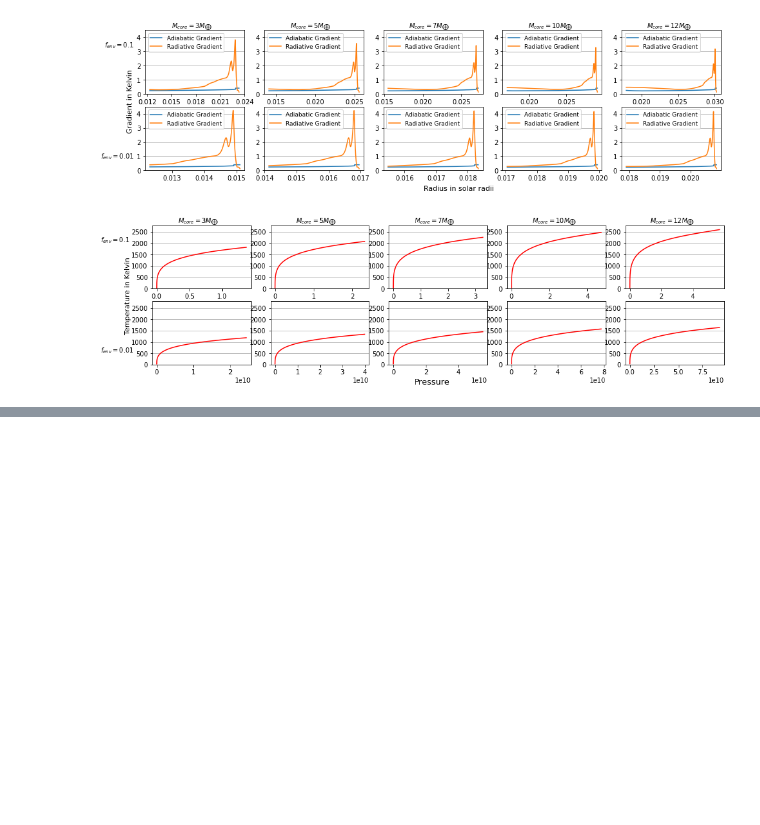
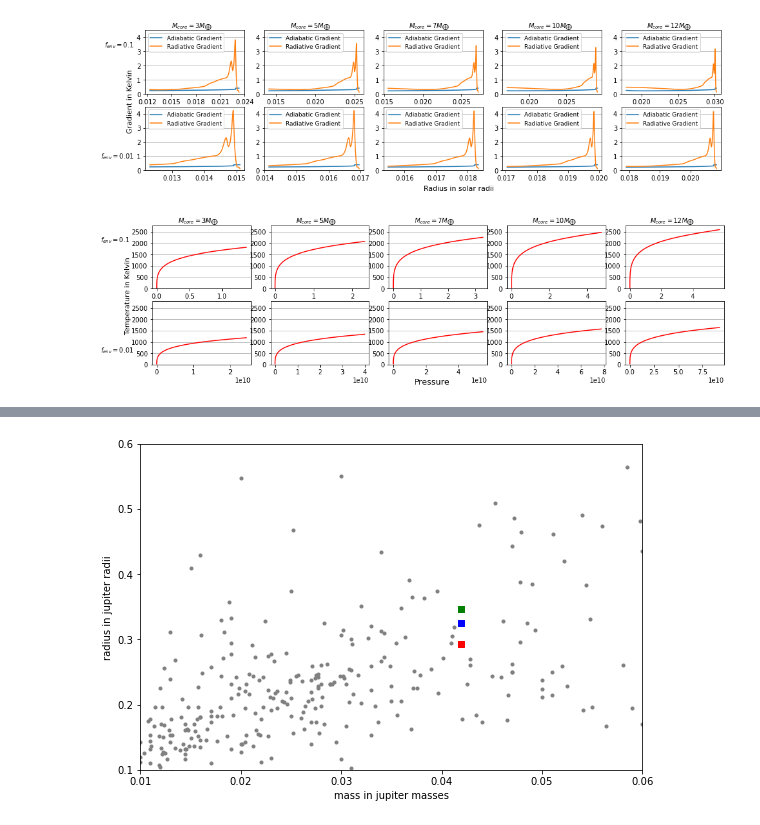
Before and after one commit to johnkou97/Exoplanet_project, a Jupyter notebook: Untitled.ipynb, the cells around one changed output, grey strips where cells are left out. Saved outputs shown, nothing was run; the diff lists cells and outputs as text; code cells hidden in the pictures; blank space fills up the shorter version.

```diff
--- a/Untitled.ipynb
+++ b/Untitled.ipynb
@@ -321,0 +355,22 @@ plt.show()
+# %%
+fig1, ax1=plt.subplots(1,1,figsize=[9,6])
+
+ax1.set_xlabel('mass in jupiter masses')
+ax1.set_ylabel('radius in jupiter radii')
+ax1.scatter(M_R_name['mass'],M_R_name['radius'], color='gray', marker='.')
+
+
+
+
+ax1.scatter(m_m12_0[-1],r_m12_0[-1],color='r',marker='s',s=40,label=r'3M$_\bigoplus$')
+ax1.scatter(m_m12_10[-1],r_m12_10[-1],color='b',marker='s',s=40,label=r'3M$_\bigoplus$')
+ax1.scatter(m_m12_100[-1],r_m12_100[-1],color='g',marker='s',s=40,label=r'3M$_\bigoplus$')
+
+
+ax1.set_xlim(.01,.06)
+ax1.set_ylim(0.10,0.60)
+
+#plt.savefig('results/lab2_M-R.pdf')
+plt.show()
+# %% [output]
+[figure, added]
```
Also changed, not shown: parts of 5 cells of this notebook, 8 other files.
